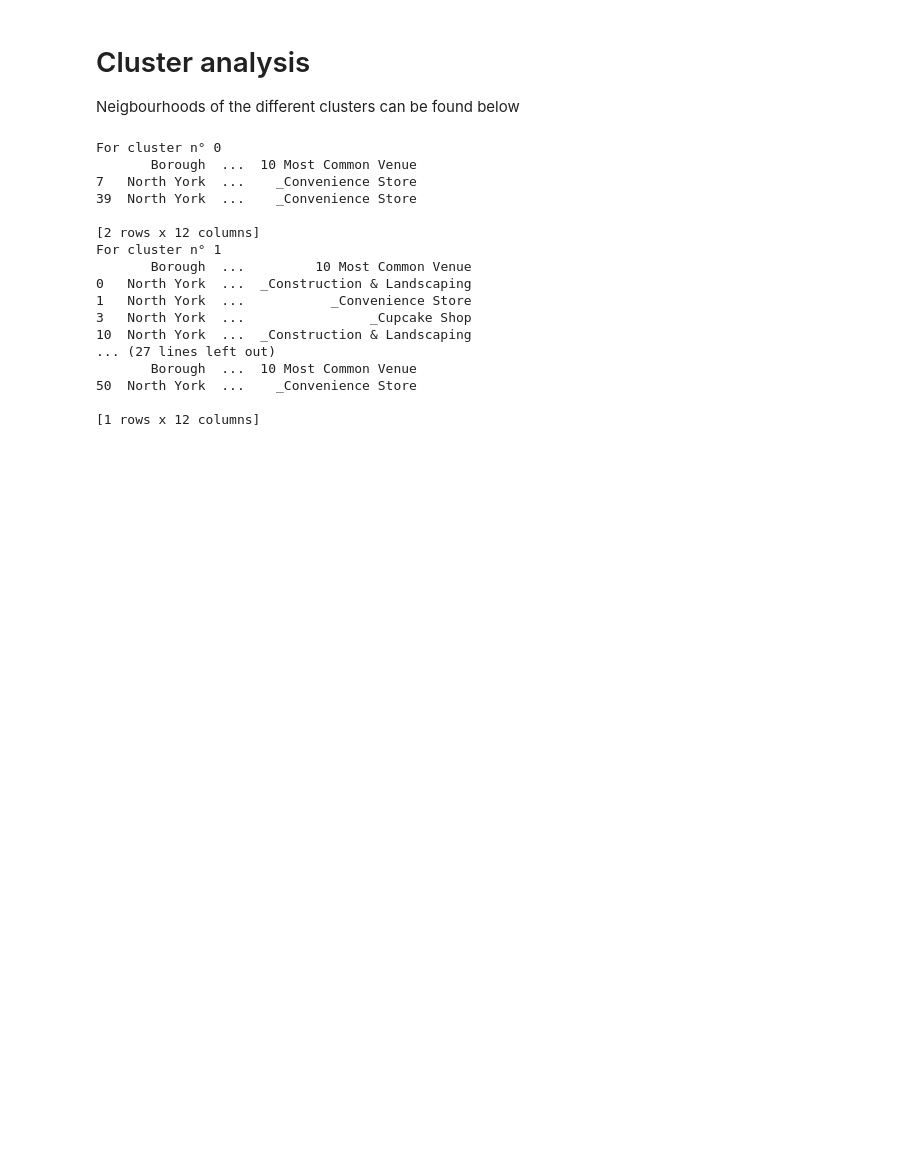
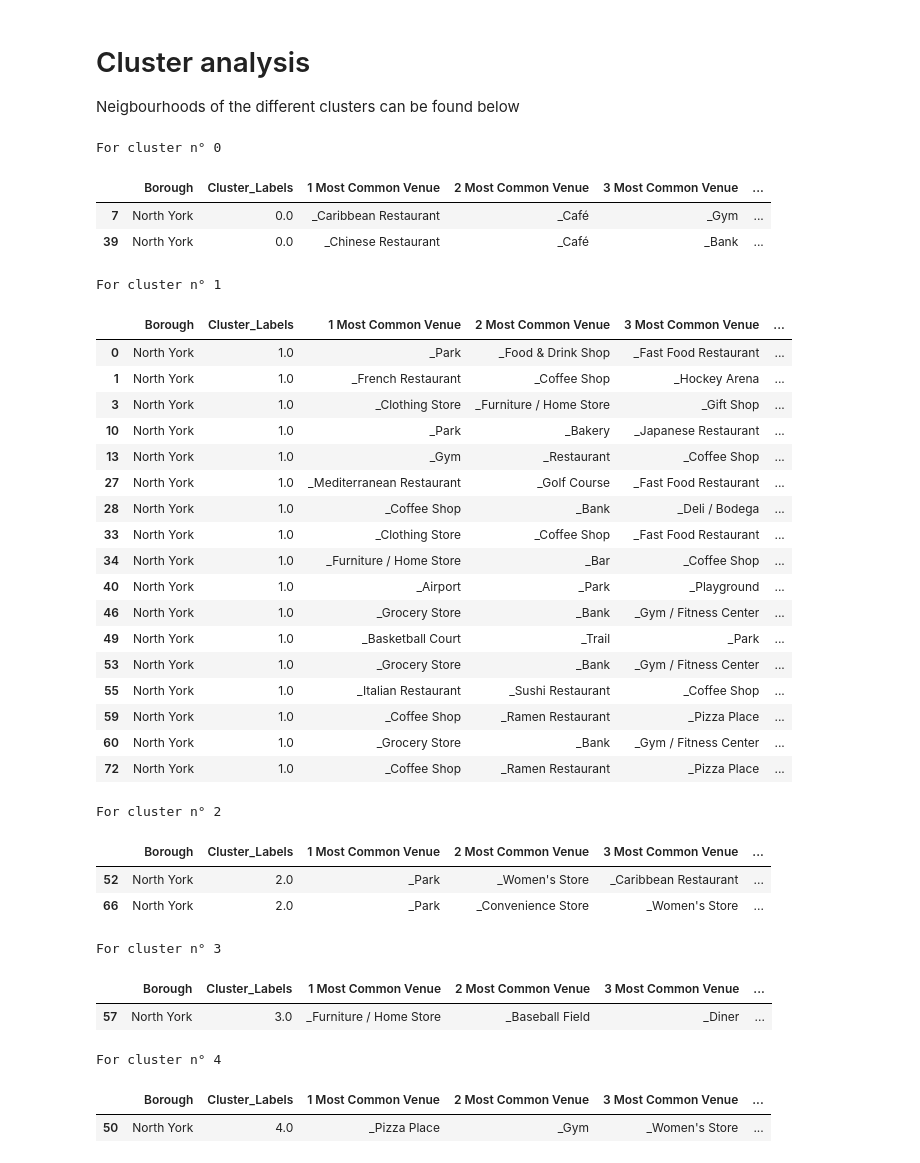
Before and after one commit to Arkhemis/Coursera_Capstone, a Jupyter notebook: Capstone_ThirdAssignment.ipynb, the cells around one changed output. Drawn from its saved outputs; the diff is of its cells as text; code cells hidden in the pictures; blank space fills up the shorter version.

```diff
--- a/Capstone_ThirdAssignment.ipynb
+++ b/Capstone_ThirdAssignment.ipynb
@@ -393,24 +393,42 @@ map_clusters
 # Cluster analysis
 Neigbourhoods of the different clusters can be found below
 # %%
+from IPython.core import display as ICD
 for i in range(kclusters):
   print("For cluster n°",i)
-  print(df_downto_merged.loc[df_downto_merged['Cluster_Labels'] == i, df_downto_merged.columns[[1] + list(range(5, df_downto_merged.shape[1]))]])
+  ICD.display(df_downto_merged.loc[df_downto_merged['Cluster_Labels'] == i, df_downto_merged.columns[[1] + list(range(5, df_downto_merged.shape[1]))]])
+  print("\n")
 # %% [output]
 For cluster n° 0
-       Borough  ...  10 Most Common Venue
-7   North York  ...    _Convenience Store
-39  North York  ...    _Convenience Store
-
-[2 rows x 12 columns]
-For cluster n° 1
-       Borough  ...         10 Most Common Venue
-0   North York  ...  _Construction & Landscaping
-1   North York  ...           _Convenience Store
-3   North York  ...                _Cupcake Shop
-10  North York  ...  _Construction & Landscaping
-... (27 lines left out)
-       Borough  ...  10 Most Common Venue
-50  North York  ...    _Convenience Store
-
-[1 rows x 12 columns]
+|  | Borough | Cluster_Labels | 1 Most Common Venue | 2 Most Common Venue | 3 Most Common Venue | ... |
+| 7 | North York | 0.0 | _Caribbean Restaurant | _Café | _Gym | ... |
+| 39 | North York | 0.0 | _Chinese Restaurant | _Café | _Bank | ... |
+For cluster n° 1
+|  | Borough | Cluster_Labels | 1 Most Common Venue | 2 Most Common Venue | 3 Most Common Venue | ... |
+| 0 | North York | 1.0 | _Park | _Food & Drink Shop | _Fast Food Restaurant | ... |
+| 1 | North York | 1.0 | _French Restaurant | _Coffee Shop | _Hockey Arena | ... |
+| 3 | North York | 1.0 | _Clothing Store | _Furniture / Home Store | _Gift Shop | ... |
+| 10 | North York | 1.0 | _Park | _Bakery | _Japanese Restaurant | ... |
+| 13 | North York | 1.0 | _Gym | _Restaurant | _Coffee Shop | ... |
+| 27 | North York | 1.0 | _Mediterranean Restaurant | _Golf Course | _Fast Food Restaurant | ... |
+| 28 | North York | 1.0 | _Coffee Shop | _Bank | _Deli / Bodega | ... |
+| 33 | North York | 1.0 | _Clothing Store | _Coffee Shop | _Fast Food Restaurant | ... |
+| 34 | North York | 1.0 | _Furniture / Home Store | _Bar | _Coffee Shop | ... |
+| 40 | North York | 1.0 | _Airport | _Park | _Playground | ... |
+| 46 | North York | 1.0 | _Grocery Store | _Bank | _Gym / Fitness Center | ... |
+| 49 | North York | 1.0 | _Basketball Court | _Trail | _Park | ... |
+| 53 | North York | 1.0 | _Grocery Store | _Bank | _Gym / Fitness Center | ... |
+| 55 | North York | 1.0 | _Italian Restaurant | _Sushi Restaurant | _Coffee Shop | ... |
+| 59 | North York | 1.0 | _Coffee Shop | _Ramen Restaurant | _Pizza Place | ... |
+| 60 | North York | 1.0 | _Grocery Store | _Bank | _Gym / Fitness Center | ... |
+| 72 | North York | 1.0 | _Coffee Shop | _Ramen Restaurant | _Pizza Place | ... |
+For cluster n° 2
+|  | Borough | Cluster_Labels | 1 Most Common Venue | 2 Most Common Venue | 3 Most Common Venue | ... |
+| 52 | North York | 2.0 | _Park | _Women's Store | _Caribbean Restaurant | ... |
+| 66 | North York | 2.0 | _Park | _Convenience Store | _Women's Store | ... |
+For cluster n° 3
+|  | Borough | Cluster_Labels | 1 Most Common Venue | 2 Most Common Venue | 3 Most Common Venue | ... |
+| 57 | North York | 3.0 | _Furniture / Home Store | _Baseball Field | _Diner | ... |
+For cluster n° 4
+|  | Borough | Cluster_Labels | 1 Most Common Venue | 2 Most Common Venue | 3 Most Common Venue | ... |
+| 50 | North York | 4.0 | _Pizza Place | _Gym | _Women's Store | ... |
```
